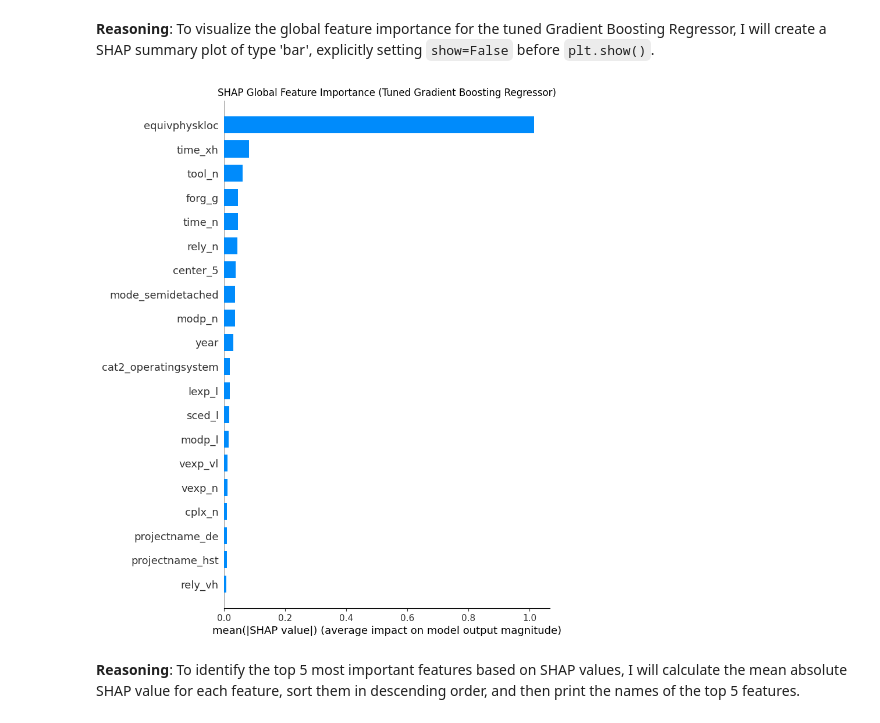
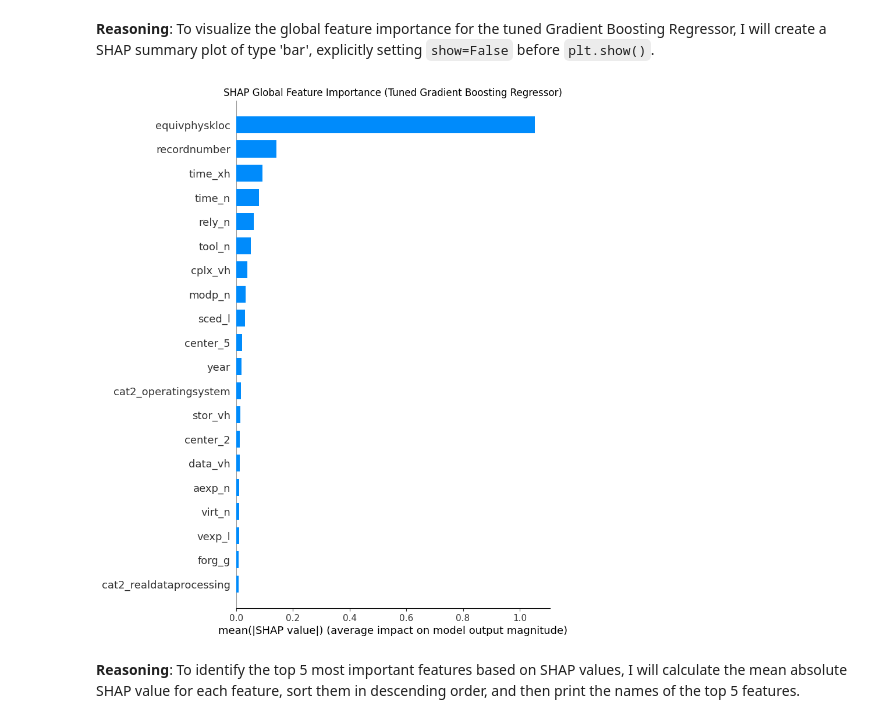
Before and after one commit to Anuja7781/Software-Cost-Estimation, a Jupyter notebook: notebook/finalNB.ipynb, the cells around one changed output. Drawn from its saved outputs; the diff is of its cells as text; code cells hidden in the pictures.

```diff
--- a/notebook/finalNB.ipynb
+++ b/notebook/finalNB.ipynb
@@ -20,11 +17,8 @@ import pandas as pd
 from scipy.io.arff import loadarff
 import io
 
-# Get the content of the uploaded ARFF file
-arff_file_content = uploaded['nasa93.arff']
-
-# Use io.BytesIO to treat the bytes content as a file
-with io.BytesIO(arff_file_content) as f:
+# Load the ARFF file directly from the file path
+with open('../data/raw/nasa93.arff', 'r') as f:
     data, meta = loadarff(f)
 
 # Convert the loaded data to a pandas DataFrame
@@ -48,12 +58,8 @@ import pandas as pd
 from scipy.io.arff import loadarff
 import io
 
-# Get the content of the uploaded ARFF file
-arff_file_content = uploaded['nasa93.arff']
-
-# Use io.BytesIO to treat the bytes content as a binary file
-# Then wrap it with io.TextIOWrapper to provide a text-mode file-like object
-with io.TextIOWrapper(io.BytesIO(arff_file_content), encoding='utf-8') as f:
+# Load the ARFF file directly from the file path
+with open('../data/raw/nasa93.arff', 'r') as f:
     data, meta = loadarff(f)
 
 # Convert the loaded data to a pandas DataFrame
@@ -1340,10 +1365,10 @@ import shap
 import matplotlib.pyplot as plt
 
 # Create a Tree explainer for the tuned Gradient Boosting model
-explainer_gbr_tuned = shap.TreeExplainer(gbr_model_tuned)
+explainer_gbr_log = shap.TreeExplainer(gbr_model_log)
 
 # Calculate SHAP values for the log-transformed test set
-shap_values_gbr_tuned = explainer_gbr_tuned.shap_values(X_test_log)
+shap_values_gbr_log = explainer_gbr_log.shap_values(X_test_log)
 
 print("SHAP values for Tuned Gradient Boosting Regressor calculated successfully.")
 # %% [output]
@@ -1352,11 +1377,15 @@ SHAP values for Tuned Gradient Boosting Regressor calculated successfully.
 **Reasoning**:
 To visualize the global feature importance for the tuned Gradient Boosting Regressor, I will create a SHAP summary plot of type 'bar', explicitly setting `show=False` before `plt.show()`.
 # %%
-shap.summary_plot(shap_values_gbr_tuned, X_test_log, plot_type="bar", show=False)
+shap.summary_plot(shap_values_gbr_log, X_test_log, plot_type="bar", show=False)
 plt.title('SHAP Global Feature Importance (Tuned Gradient Boosting Regressor)')
 plt.show()
+
+# Calculate mean absolute SHAP values for feature importance
+mean_abs_shap_values = np.mean(np.abs(shap_values_gbr_log), axis=0)
+shap_importance = pd.Series(mean_abs_shap_values, index=X_test_log.columns)
 # %% [output]
-[figure, old version]
+[figure, new version]
 # %% [markdown]
 **Reasoning**:
 To identify the top 5 most important features based on SHAP values, I will calculate the mean absolute SHAP value for each feature, sort them in descending order, and then print the names of the top 5 features.
```
Also changed, not shown: parts of 30 cells of this notebook, 34 other files.
